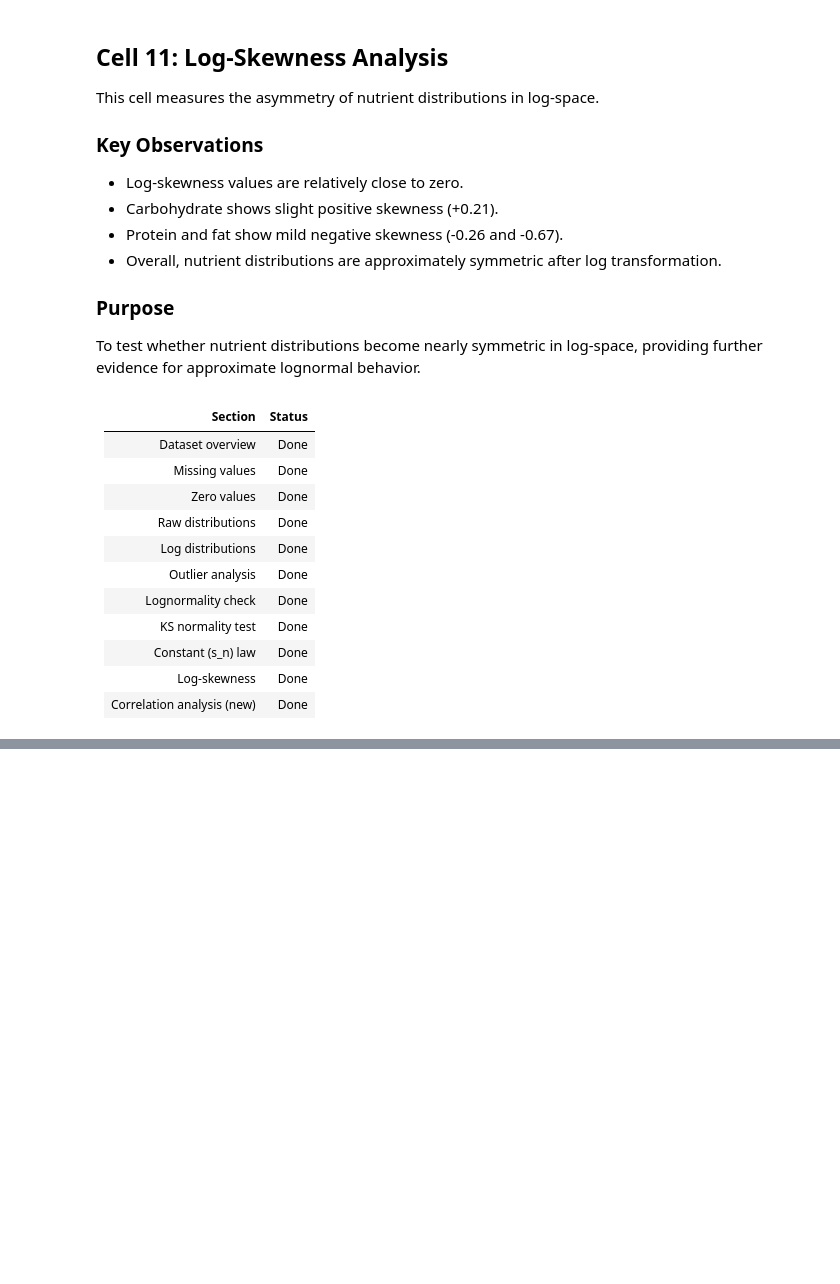
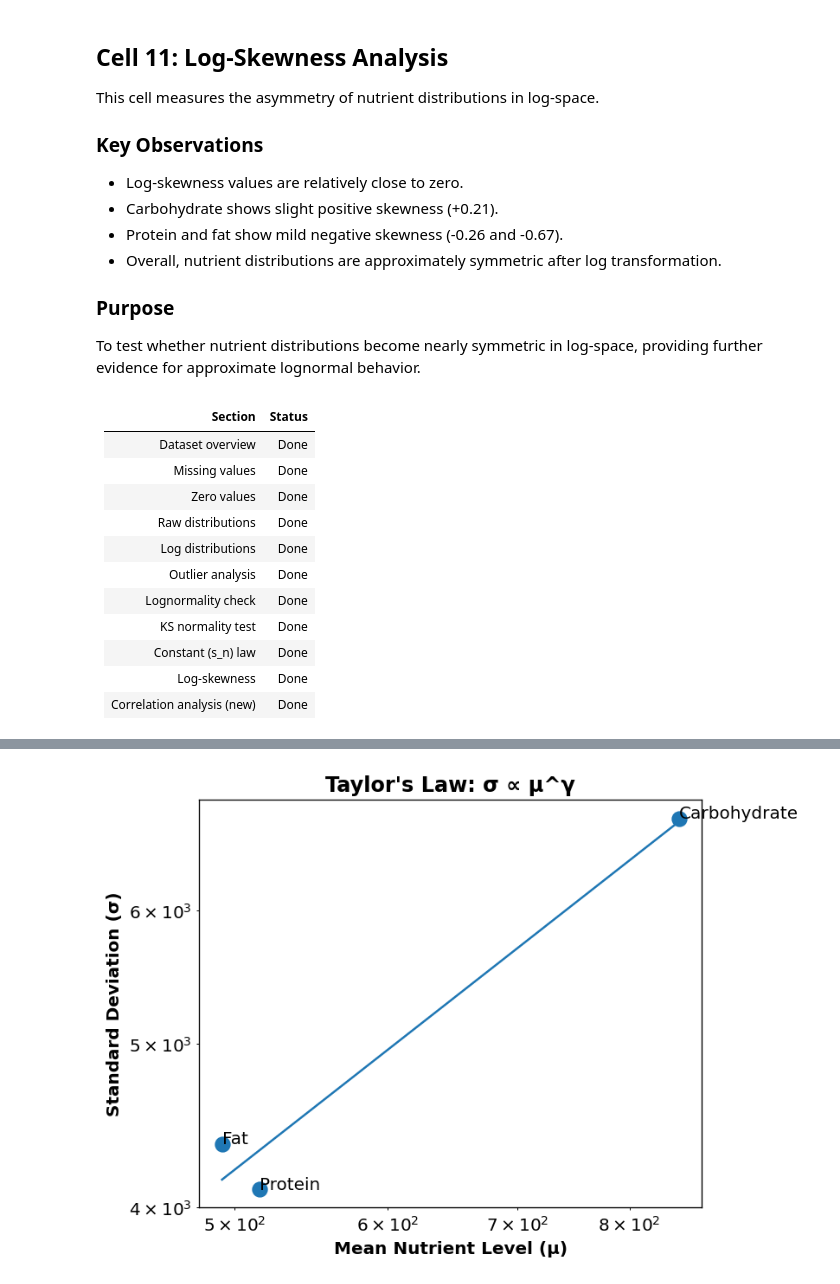
Before and after one commit to harsh23229/Universal-statistical-laws-governing-culinary-design, a Jupyter notebook: update_nutrition_analysis.ipynb, the cells around one changed output, grey strips where cells are left out. Saved outputs shown, nothing was run; the diff lists cells and outputs as text; code cells hidden in the pictures; blank space fills up the shorter version.

```diff
--- a/update_nutrition_analysis.ipynb
+++ b/update_nutrition_analysis.ipynb
@@ -717,0 +792,78 @@ To test whether nutrient distributions become nearly symmetric in log-space, pro
+# %%
+# ============================================================
+# Cell 13: Taylor's Law (σ vs μ Power-Law Scaling)
+# ============================================================
+
+records = []
+
+for nutrient in NUTRIENT_COLS:
+
+    values = nutrient_df[nutrient]
+    values = values[values > 0]
+
+    mu = np.mean(values)
+    sigma = np.std(values, ddof=1)
+
+    records.append({
+        "Nutrient": NUTRIENT_SHORT[nutrient],
+        "Mean (μ)": mu,
+        "Std (σ)": sigma
+    })
+
+powerlaw_df = pd.DataFrame(records)
+
+display(powerlaw_df)
+
+# ------------------------------------------------------------
+# Log-Log Regression
+# ------------------------------------------------------------
+
+x = np.log(powerlaw_df["Mean (μ)"])
+y = np.log(powerlaw_df["Std (σ)"])
+
+slope, intercept, r_value, p_value, std_err = stats.linregress(x, y)
+
+print(f"Slope (γ)      = {slope:.4f}")
+print(f"Intercept      = {intercept:.4f}")
+print(f"R²             = {r_value**2:.4f}")
+print(f"P-value        = {p_value:.6f}")
+print(f"Std Error      = {std_err:.4f}")
+
+# ------------------------------------------------------------
+# Plot
+# ------------------------------------------------------------
+
+plt.figure(figsize=(7,5))
+
+plt.scatter(
+    powerlaw_df["Mean (μ)"],
+    powerlaw_df["Std (σ)"],
+    s=100
+)
+
+x_fit = np.linspace(
+    powerlaw_df["Mean (μ)"].min(),
+    powerlaw_df["Mean (μ)"].max(),
+    100
+)
+
+y_fit = np.exp(intercept) * x_fit**slope
+
+plt.plot(x_fit, y_fit)
+
+for _, row in powerlaw_df.iterrows():
+    plt.annotate(
+        row["Nutrient"],
+        (row["Mean (μ)"], row["Std (σ)"])
+    )
+
+plt.xscale("log")
+plt.yscale("log")
+
+plt.xlabel("Mean Nutrient Level (μ)")
+plt.ylabel("Standard Deviation (σ)")
+plt.title("Taylor's Law: σ ∝ μ^γ")
+
+plt.tight_layout()
+plt.show()
+# %% [output]
@@ -717,0 +879 @@ To test whether nutrient distributions become nearly symmetric in log-space, pro
+[figure, added]
```
Also changed, not shown: parts of 12 cells of this notebook, 1 other file.
